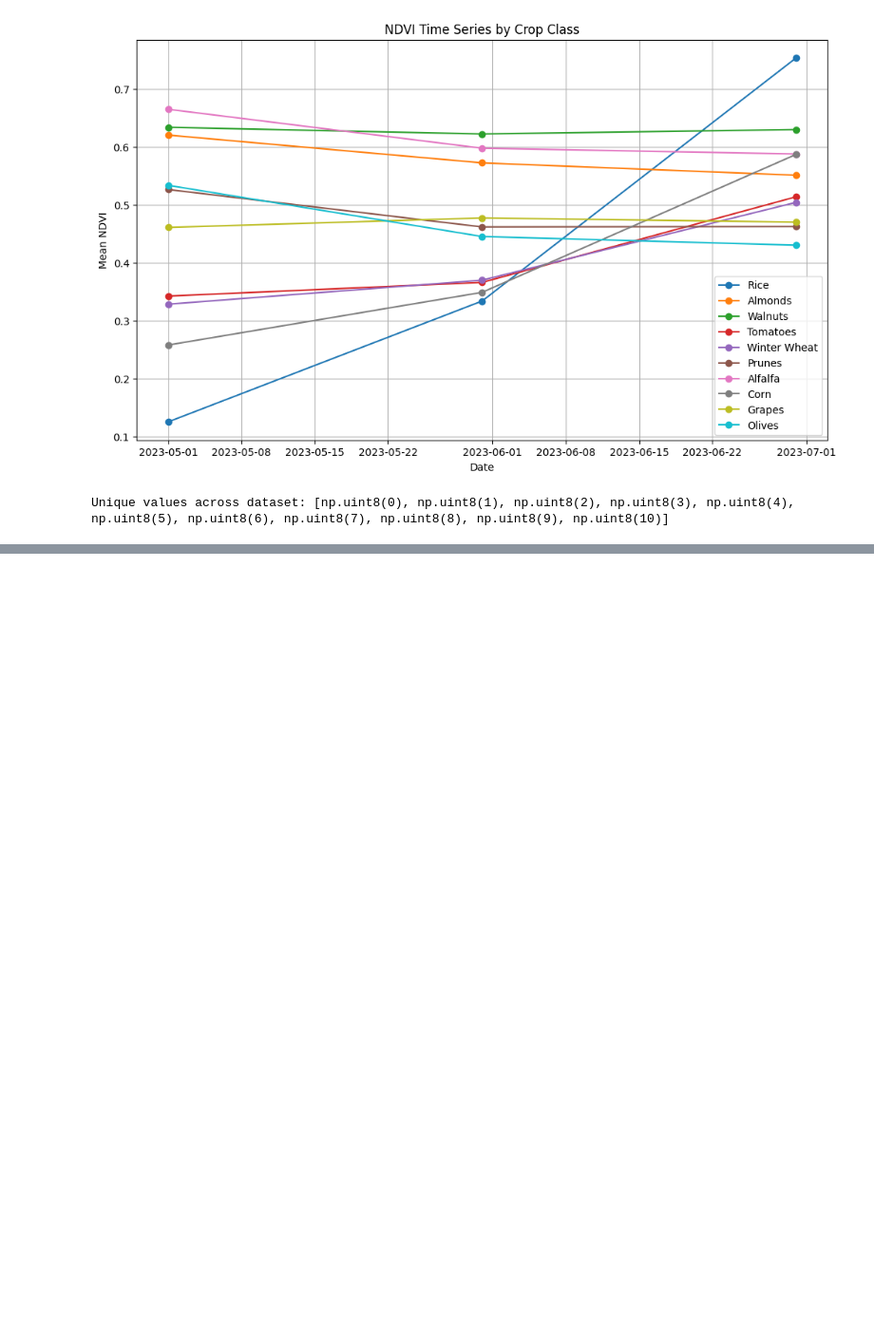
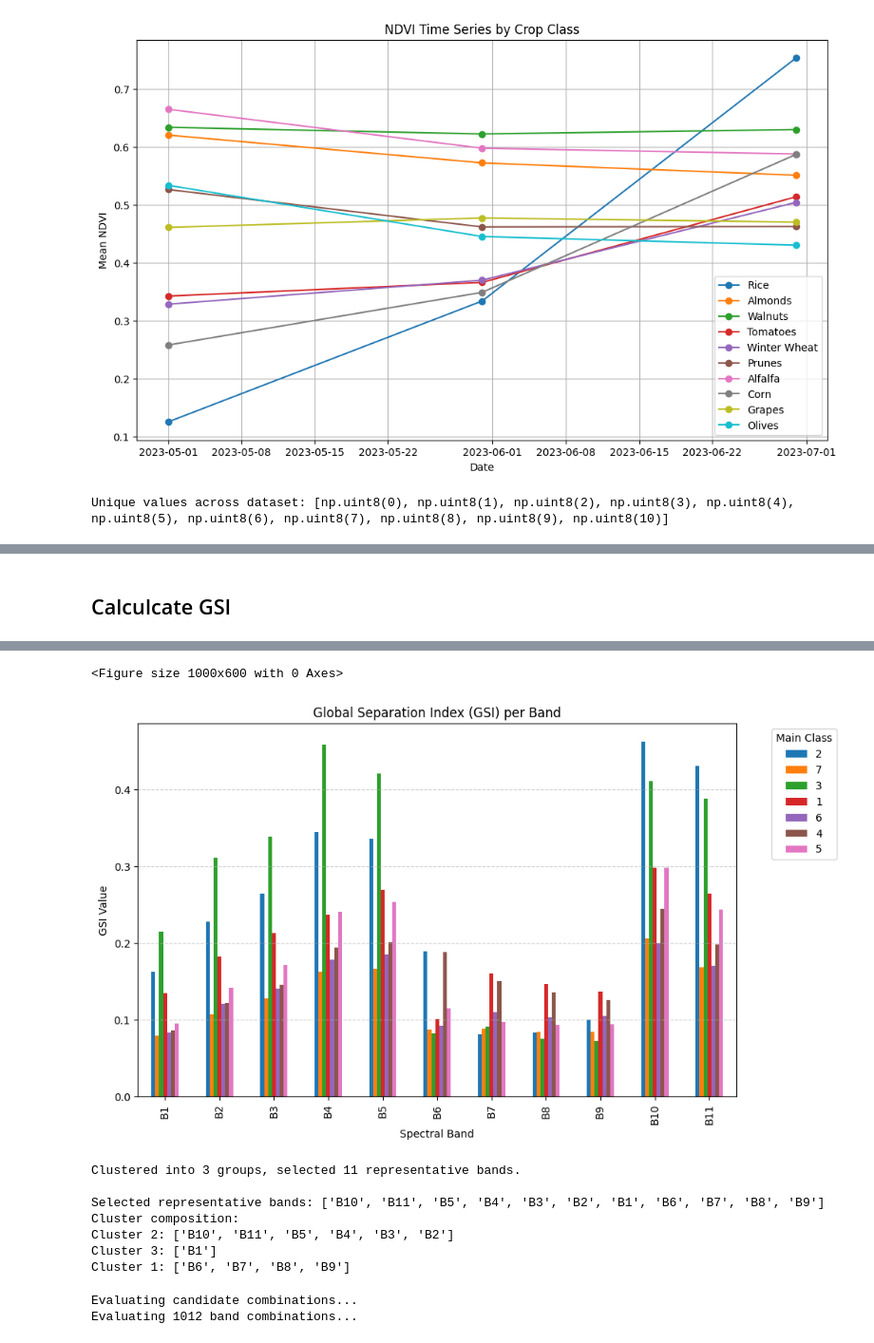
Before and after one commit to dikaizm/research-crop-mapping-geoai, a Jupyter notebook: notebooks/image_analysis.ipynb, the cells around one changed output, grey strips where cells are left out. Shown: that part at 95% size. Cells and saved outputs as stored; diff of their text form; code cells hidden in the pictures; blank space fills up the shorter version.

```diff
--- a/notebooks/image_analysis.ipynb
+++ b/notebooks/image_analysis.ipynb
@@ -87,9 +89,9 @@ from rasterio.warp import reproject, Resampling
 import numpy as np
 
 # Paths
-s2_ref = "../data/raw/images/S2H_2023_2023_05_01_nodata.tif"   # your 9-band Sentinel-2 stack
-in_cdl_30m = "../data/raw/cdl/2023_30m_cdls_clipped_reprojected_filtered.tif"
-out_cdl_10m = "../data/raw/cdl/2023_30m_cdls_10m.tif"
+s2_ref = s2_path   # your 9-band Sentinel-2 stack
+in_cdl_30m = "../data/raw/cdl/sacramento_2/2023_30m_cdls_7c.tif"
+out_cdl_10m = "../data/raw/cdl/sacramento_2/2023_30m_cdls_7c_10m.tif"
 
 with rasterio.open(s2_ref) as ref, rasterio.open(in_cdl_30m) as src:
     # Prepare output array matching Sentinel-2 shape
@@ -112,7 +114,7 @@ with rasterio.open(s2_ref) as ref, rasterio.open(in_cdl_30m) as src:
     profile.update(
         dtype=src.dtypes[0],
         count=1,
-        nodata=src.nodata if src.nodata is not None else 0
+        nodata=src.nodata if src.nodata is not None else 255
     )
 
     # Save resampled CDL
@@ -125,7 +127,10 @@ CDL resampled to 10m grid: ../data/raw/cdl/2023_30m_cdls_10m.tif
 # %% [markdown]
 ### Check CDL class labels
 # %%
-with rasterio.open("../data/raw/cdl/2023_30m_cdls_10m.tif") as src:
+import rasterio
+import numpy as np
+
+with rasterio.open("../data/raw/cdl/sacramento_2/2023_30m_cdls_7c_10m.tif") as src:
     arr = src.read(1)
     print("Unique values in label mask:", np.unique(arr))
     for val in np.unique(arr):
@@ -251,14 +205,13 @@ import rasterio
 import numpy as np
 import matplotlib.pyplot as plt
 
-# Path to Sentinel-2 image (multi-band GeoTIFF)
-s2_path = "../data/raw/images/S2H_2023_2023_05_01_nodata.tif"
+s2_path = s2_path
 
 # Open dataset
 with rasterio.open(s2_path) as src:
     # Band indices may differ depending on your file order
-    red = src.read(4).astype("float32")   # Band 4 = Red
-    nir = src.read(8).astype("float32")   # Band 8 = NIR
+    red = src.read(4).astype("float64")   # Band 4 = Red
+    nir = src.read(8).astype("float64")   # Band 8 = NIR
     profile = src.profile
 
 # Avoid divide-by-zero
@@ -415,0 +427,39 @@ Unique values across dataset: [np.uint8(0), np.uint8(1), np.uint8(2), np.uint8(3
+# %% [markdown]
+## Calculcate GSI
+# %%
+import importlib
+import utils.band_selection
+importlib.reload(utils.band_selection)
+
+from utils.band_selection import load_raster_data, calculate_gsi, plot_gsi, cluster_correlated_bands_and_select, evaluate_combinations
+
+image_path = s2_path
+label_path = "../data/raw/cdl/sacramento_2/2023_30m_cdls_7c_10m_remap.tif"
+sample_fraction = 0.005               # 0.5% of pixels for efficiency
+
+df, band_names = load_raster_data(image_path, label_path, sample_fraction)
+class_col = "class_label"
+
+print("Calculating GSI...")
+gsi_df = calculate_gsi(df, class_col)
+gsi_mean = gsi_df.mean(axis=1).sort_values(ascending=False)
+
+print("\nTop 10 bands by mean GSI:")
+print(gsi_mean.head(10))
+plot_gsi(gsi_df, save_path="gsi_plot.png")
+
+# ✅ Cluster-based band selection
+selected_bands, clusters = cluster_correlated_bands_and_select(
+    df_bands=df,
+    gsi_series=gsi_mean,
+    corr_thresh=0.85,       # allow moderate correlation
+    n_per_cluster=1,
+    max_bands=None,
+    allow_variable_per_cluster=True
+)
+
+print("\nSelected representative bands:", selected_bands)
+print("Cluster composition:")
+for cid, members in clusters.items():
+    print(f"Cluster {cid}: {members}")
+# %% [output]
@@ -415,0 +481,15 @@ Unique values across dataset: [np.uint8(0), np.uint8(1), np.uint8(2), np.uint8(3
+<Figure size 1000x600 with 0 Axes>
+[figure, added]
+Clustered into 3 groups, selected 11 representative bands.
+
+Selected representative bands: ['B10', 'B11', 'B5', 'B4', 'B3', 'B2', 'B1', 'B6', 'B7', 'B8', 'B9']
+Cluster composition:
+Cluster 2: ['B10', 'B11', 'B5', 'B4', 'B3', 'B2']
+Cluster 3: ['B1']
+Cluster 1: ['B6', 'B7', 'B8', 'B9']
+# %%
+print("\nEvaluating candidate combinations...")
+results_df = evaluate_combinations(df, class_col, selected_bands, max_size=5, cv_folds=3)
+# %% [output]
+Evaluating candidate combinations...
+Evaluating 1012 band combinations...
```
Also changed, not shown: parts of 16 cells of this notebook, 6 other files.
